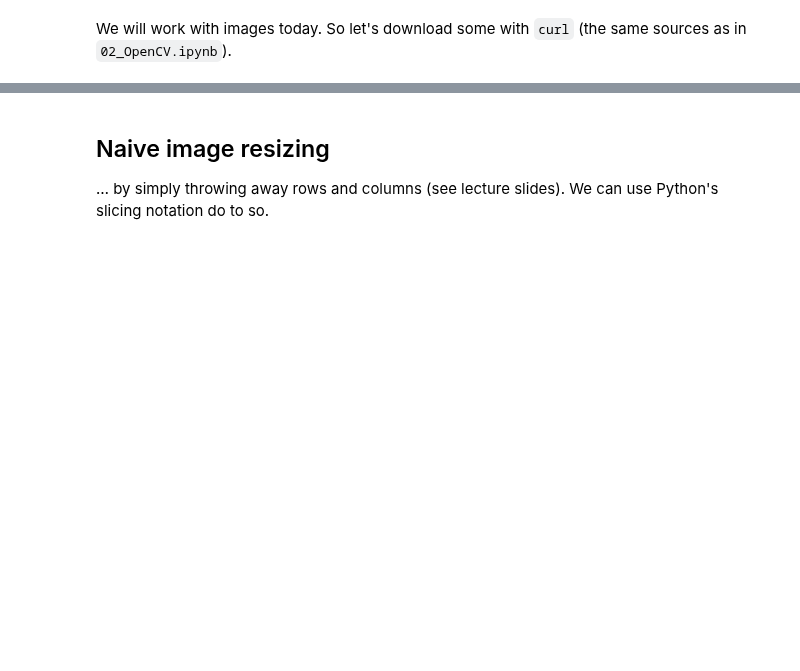
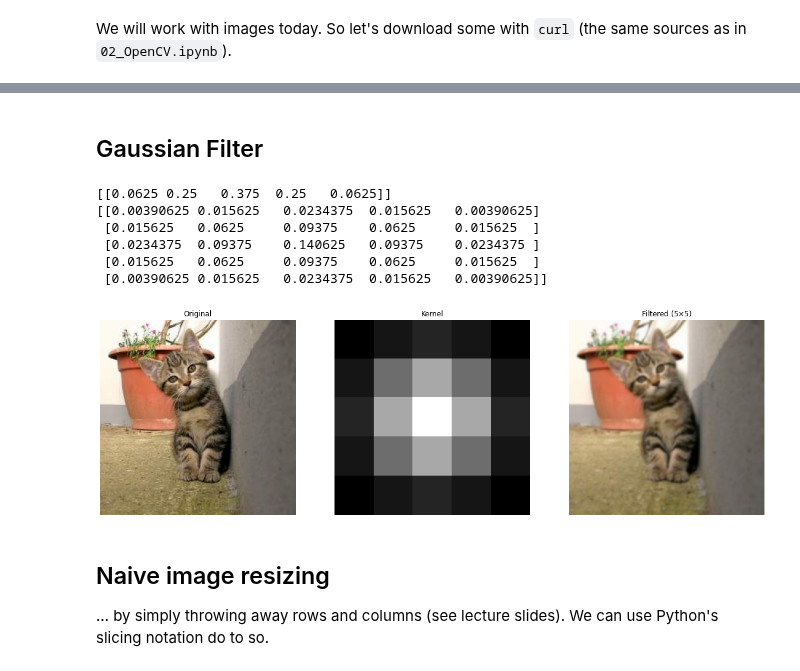
Before and after one commit to schedldave/cv2021, a Jupyter notebook: 03_Filters.ipynb, the cells around one changed output, grey strips where cells are left out. Saved outputs shown, nothing was run; the diff lists cells and outputs as text; code cells hidden in the pictures; blank space fills up the shorter version.

```diff
--- a/03_Filters.ipynb
+++ b/03_Filters.ipynb
@@ -309,3 +110,28 @@ The pattern above shows, what most color image sensors record. The process of co
+# %% [markdown]
+## Gaussian Filter
+# %%
+img = cv2.imread('cat.jpg')
+
+k = 5 # kernel size and sigma
+kernel = cv2.getGaussianKernel(k,-1)
+#print(kernel.T)
+kernel = kernel @ kernel.T # compute 2D from seperable kernel
+print(kernel)
+dst = cv2.filter2D(img,-1,kernel)
+
+plt.figure(figsize=(20,15)) # make the figure larger so we see the filter better
+plt.subplot(131),imshow(img),plt.title('Original')
+plt.subplot(132),imshow(kernel, cmap = 'gray'),plt.title('Kernel')
+plt.subplot(133),imshow(dst),plt.title(r'Filtered ({}$\times${})'.format(k,k))
+plt.show()
+# %% [output]
+[[0.0625 0.25   0.375  0.25   0.0625]]
+[[0.00390625 0.015625   0.0234375  0.015625   0.00390625]
+ [0.015625   0.0625     0.09375    0.0625     0.015625  ]
+ [0.0234375  0.09375    0.140625   0.09375    0.0234375 ]
+ [0.015625   0.0625     0.09375    0.0625     0.015625  ]
+ [0.00390625 0.015625   0.0234375  0.015625   0.00390625]]
+[figure, added]
 # %% [markdown]
 ## Naive image resizing
 … by simply throwing away rows and columns (see lecture slides).
```
Also changed, not shown: parts of 48 cells of this notebook.
